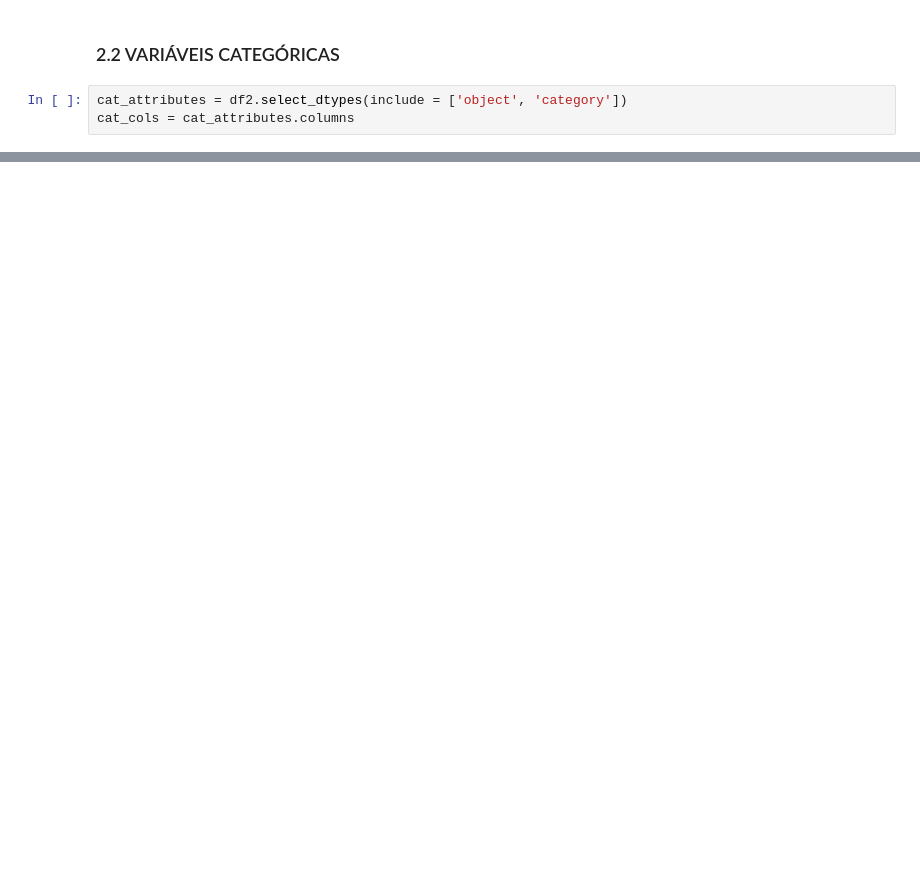
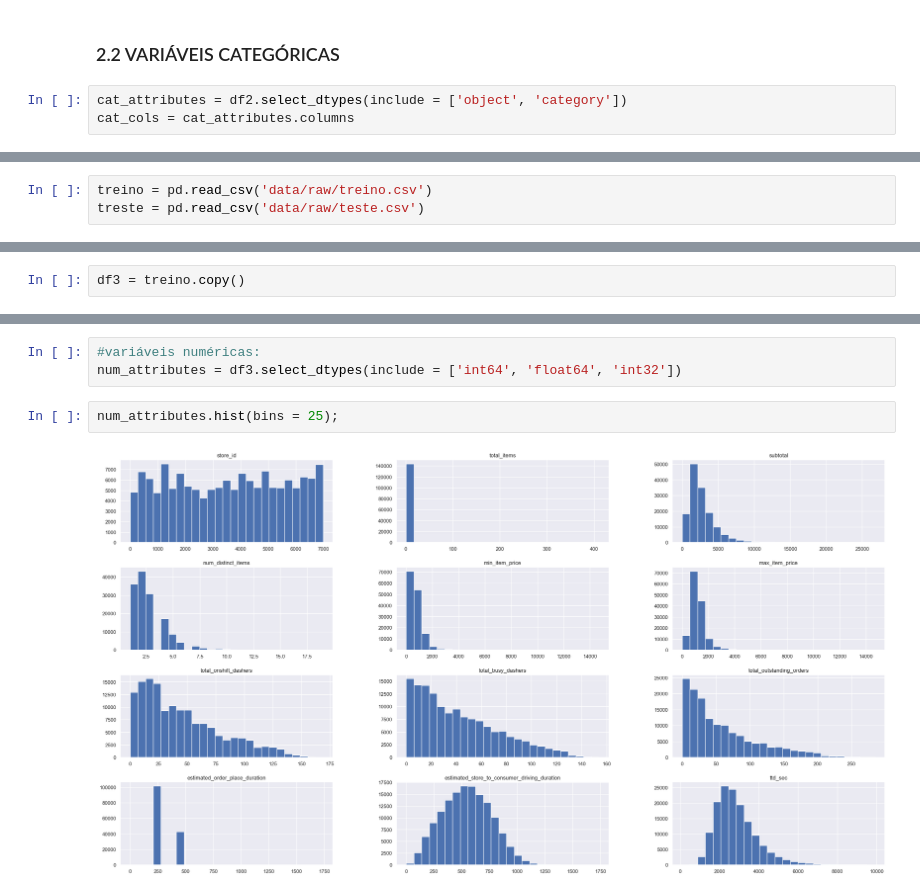
Before and after one commit to samantasobral/ml_flow, a Jupyter notebook: PA_ml_flow.ipynb, the cells around one changed output, grey strips where cells are left out. Cells and saved outputs as stored; diff of their text form; blank space fills up the shorter version.

```diff
--- a/PA_ml_flow.ipynb
+++ b/PA_ml_flow.ipynb
@@ -390,0 +472,3 @@ teste.to_csv('data/raw/teste.csv')
+# %%
+treino = pd.read_csv('data/raw/treino.csv')
+treste = pd.read_csv('data/raw/teste.csv')
@@ -390,0 +477,2 @@ teste.to_csv('data/raw/teste.csv')
+# %%
+df3 = treino.copy()
@@ -390,0 +497,7 @@ teste.to_csv('data/raw/teste.csv')
+# %%
+#variáveis numéricas:
+num_attributes = df3.select_dtypes(include = ['int64', 'float64', 'int32'])
+# %%
+num_attributes.hist(bins = 25);
+# %% [output]
+[figure, added]
```
Also changed, not shown: parts of 32 cells of this notebook, 2 other files.
